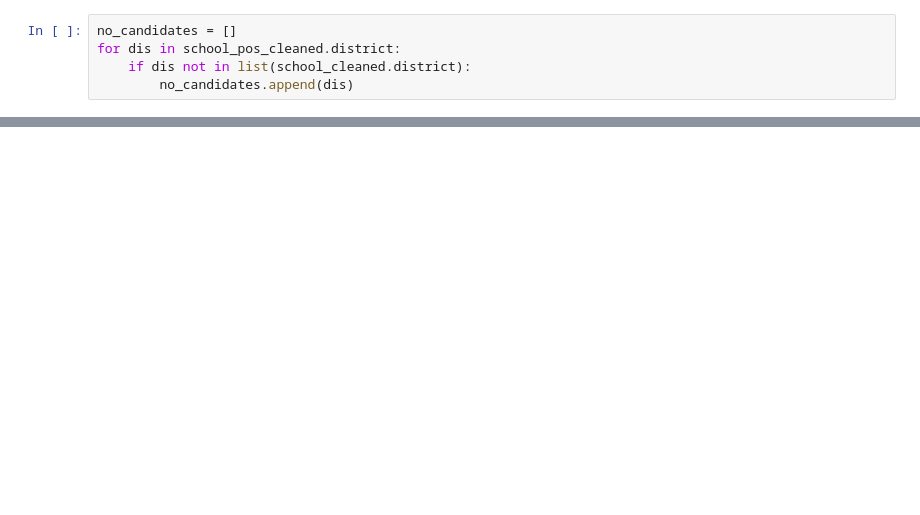
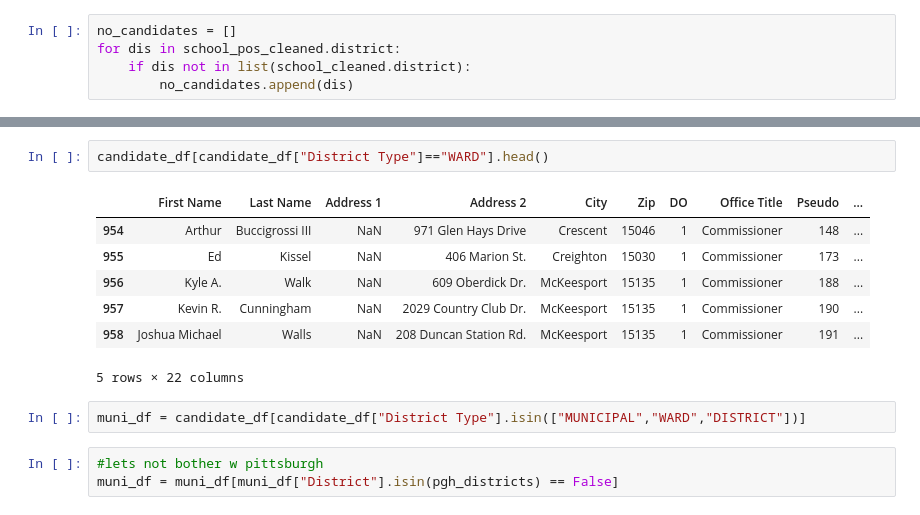
Before and after one commit to vnbcs/allegheny_county_2021_elections, a Jupyter notebook: whos_running_for_what.ipynb, the cells around one changed output, grey strips where cells are left out. Cells and saved outputs as stored; diff of their text form; blank space fills up the shorter version.

```diff
--- a/whos_running_for_what.ipynb
+++ b/whos_running_for_what.ipynb
@@ -307,0 +368,15 @@ Wilkinsburg
+# %%
+candidate_df[candidate_df["District Type"]=="WARD"].head()
+# %% [output]
+|  | First Name | Last Name | Address 1 | Address 2 | City | Zip | DO | Office Title | Pseudo | ... |
+| 954 | Arthur | Buccigrossi III | NaN | 971 Glen Hays Drive | Crescent | 15046 | 1 | Commissioner | 148 | ... |
+| 955 | Ed | Kissel | NaN | 406 Marion St. | Creighton | 15030 | 1 | Commissioner | 173 | ... |
+| 956 | Kyle A. | Walk | NaN | 609 Oberdick Dr. | McKeesport | 15135 | 1 | Commissioner | 188 | ... |
+| 957 | Kevin R. | Cunningham | NaN | 2029 Country Club Dr. | McKeesport | 15135 | 1 | Commissioner | 190 | ... |
+| 958 | Joshua Michael | Walls | NaN | 208 Duncan Station Rd. | McKeesport | 15135 | 1 | Commissioner | 191 | ... |
+5 rows × 22 columns
+# %%
+muni_df = candidate_df[candidate_df["District Type"].isin(["MUNICIPAL","WARD","DISTRICT"])]
+# %%
+#lets not bother w pittsburgh
+muni_df = muni_df[muni_df["District"].isin(pgh_districts) == False]
```
Also changed, not shown: parts of 70 cells of this notebook, 1 other file.
